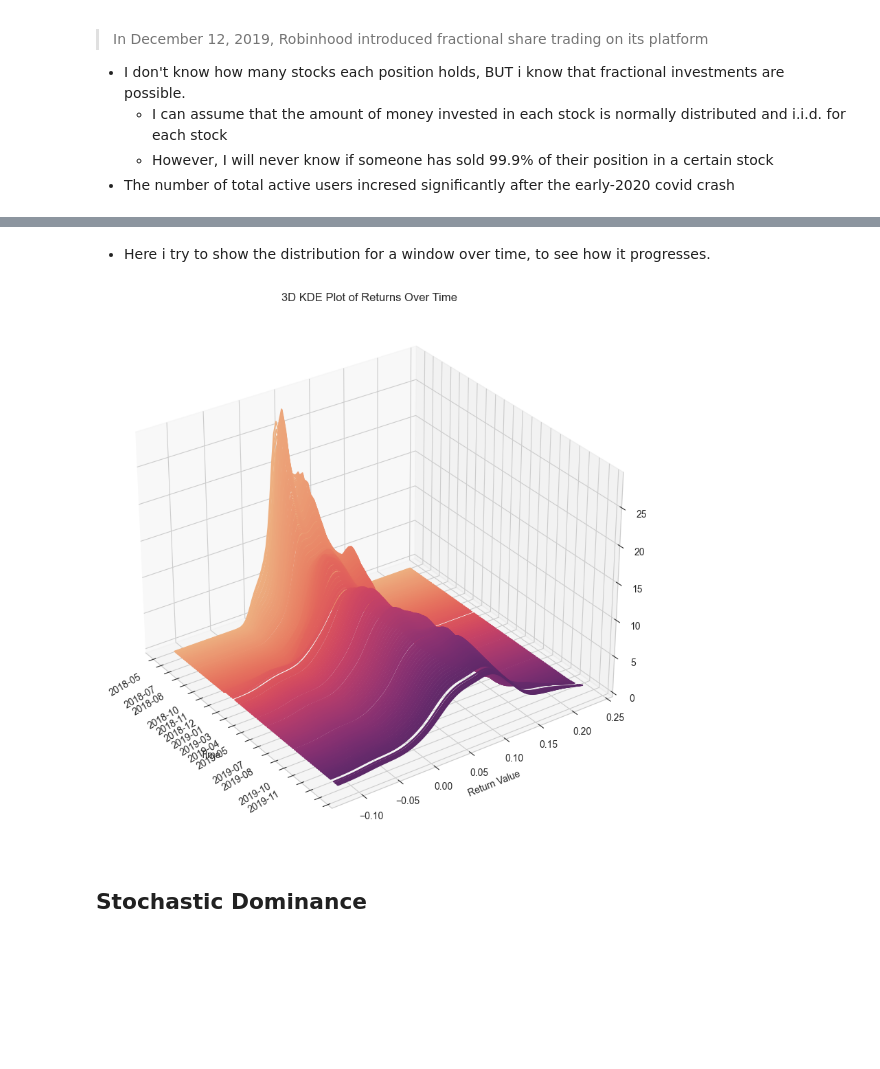
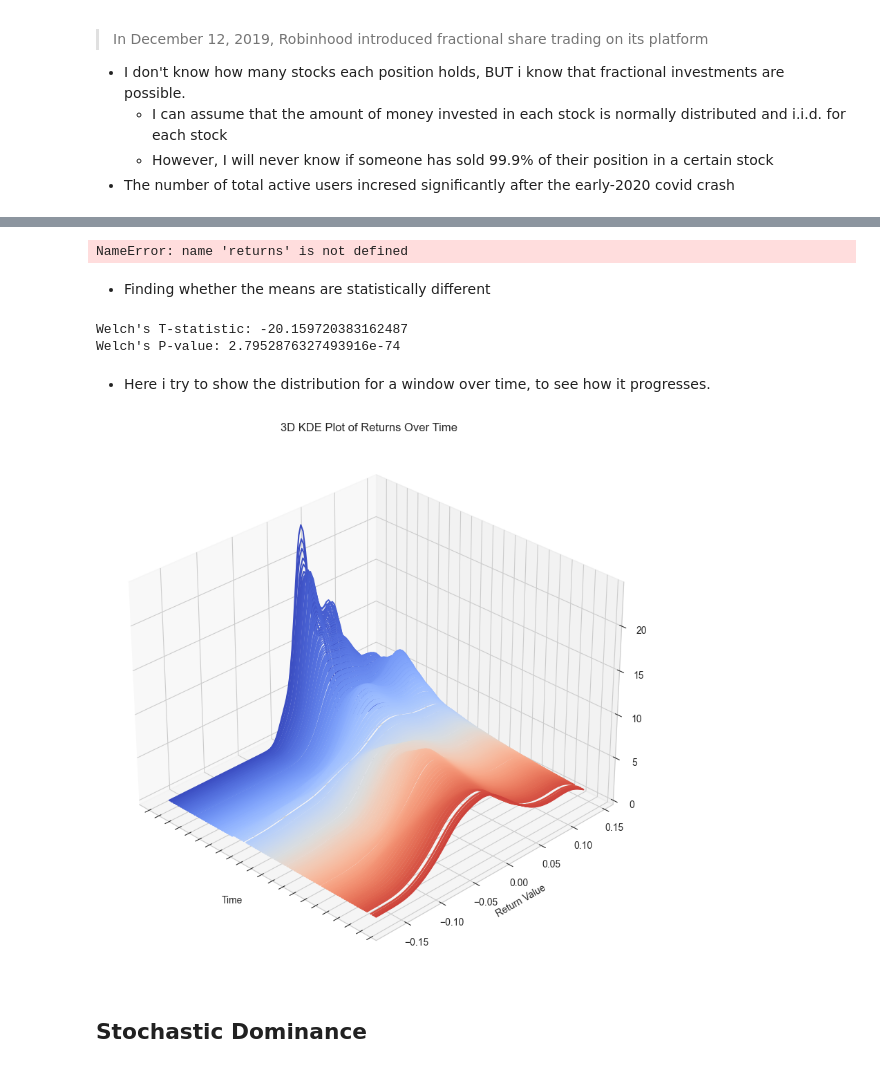
Before and after one commit to FedericoCortesi/Robinhood_data, a Jupyter notebook: notebooks/test.ipynb, the cells around one changed output, grey strips where cells are left out. Cells and saved outputs as stored; diff of their text form; code cells hidden in the pictures; blank space fills up the shorter version.

```diff
--- a/notebooks/test.ipynb
+++ b/notebooks/test.ipynb
@@ -22,0 +14,8 @@ an = Analyzer(compare_tickers=["VOO", "VT"])
+# %%
+from src import Analyzer
+
+return_params = {"horizons":[1, 5, 30, 60, 120], "start_date":None, "end_date":"2020-02-03", "cumulative":True, "append_start":False}
+#return_params = {"horizons":[1, 5, 30, 60, 120], "start_date":"2019-01-01", "end_date":"2020-01-01", "cumulative":True, "append_start":False}
+an = Analyzer(compare_tickers=["VT", "VOO"], return_params=return_params)
+an.plot_returns_timeseries()
+an.plot_returns_cdfs()
@@ -23,6 +28,4 @@ an = Analyzer(compare_tickers=["VOO", "VT"])
 # %%
-an.return_params = {"horizons":{5, 15, 30, 60, 120}, "start_date":None, "end_date":"2020-02-03", "cumulative":True, "append_start":False}
-#an.return_params = {"horizons":[1, 5, 15, 30, 60, 120], "start_date":None, "end_date":None, "cumulative":True, "append_start":False}
 returns = an.build_returns()[0]
 cols_to_keep = [col for col in returns.columns if col.endswith("return")]
 returns = returns[cols_to_keep]
@@ -103,3 +132,57 @@ p-value: 0.01923179947738732
+# %%
+import numpy as np
+import scipy.stats as stats
+import matplotlib.pyplot as plt
+import seaborn as sns
+
+sns.set_style("whitegrid")
+
+
+# List of columns you want to plot
+columns_to_plot = [col for col in returns.columns if col.startswith("rh")]  # Replace with your actual column names
+
+# Set the number of rows and columns for subplots
+n_cols = 2
+n_cols = int(np.ceil(len(columns_to_plot) / n_cols))
+
+# Create subplots
+fig, axes = plt.subplots(n_cols, n_cols, figsize=(5 * n_cols, 12))
+
+# Flatten axes for easy indexing
+axes = axes.flatten()
+
+# Generate Q-Q plots
+for i, column in enumerate(columns_to_plot):
+    data = returns[column].dropna()
+    stats.probplot(data, dist="norm", plot=axes[i])
+    axes[i].set_title(f"Q-Q Plot: {column}")
+    axes[i].grid(True)
+
+# Hide any unused subplots
+for j in range(i + 1, len(axes)):
+    fig.delaxes(axes[j])
+
+plt.tight_layout()
+plt.show()
+# %% [output]
+NameError: name 'returns' is not defined
+# %% [markdown]
+- Finding whether the means are statistically different
+# %%
+from scipy import stats
+
+group1 = returns["rh_portfolio_430_return"].dropna()
+group2 = returns["VOO_430_return"].dropna()
+
+
+# Perform the t-test without assuming equal variances (Welch's t-test)
+t_statistic_welch, p_value_welch = stats.ttest_ind(group1, group2, equal_var=False)
+
+print(f"Welch's T-statistic: {t_statistic_welch}")
+print(f"Welch's P-value: {p_value_welch}")
+# %% [output]
+Welch's T-statistic: -20.159720383162487
+Welch's P-value: 2.7952876327493916e-74
 # %% [markdown]
 - Here i try to show the distribution for a window over time, to see how it progresses.
 # %%
@@ -113,17 +196,17 @@ from scipy.stats import gaussian_kde
 import matplotlib.pyplot as plt
 
 
-ret = an.build_returns()[0]["VOO_430_return"]
+ret = an.build_returns()[0]["rh_portfolio_430_return"]
 
 # Apply Seaborn styling
 sns.set_style("whitegrid")
 
 # Create a 3D figure
-fig = plt.figure(figsize=(10, 20))
+fig = plt.figure(figsize=(20, 10))
 ax = fig.add_subplot(111, projection='3d')
 
 # Choose the color palette
-colors = sns.color_palette("flare", n_colors=len(ret))
+colors = sns.color_palette("coolwarm", n_colors=len(ret))
 
 overall_min_return = ret.min()
 overall_max_return = ret.max()
@@ -141,38 +224,38 @@ for i, d in enumerate(range(30, len(ret.index))):
 
     # Evaluate the KDE on the range of return values
     z_kde = kde(y_kde)
 
     # Get the time point for this KDE
     time_val_ordinal = internal_ret.index[-1].toordinal()
 
     # Create the 3D plot, swapping x and y
     ax.plot(np.repeat(time_val_ordinal, len(y_kde)), y_kde, z_kde, label=internal_ret.index[-1].strftime('%Y-%m'), color=colors[i], linewidth=1.5)
 
 # Set labels
 ax.set_xlabel("Time")
 ax.set_ylabel("Return Value")
 ax.set_zlabel("Density")
 ax.set_title("3D KDE Plot of Returns Over Time")
 
 # We need to explicitly set the x-axis ticks to be the ordinal values
 # corresponding to your actual dates.
 ordinal_dates = ret.index.map(pd.Timestamp.toordinal)
-ax.set_xticks(ordinal_dates)
-ax.set_xticklabels([date.strftime('%Y-%m') for date in ret.index])
+ax.set_xticks(ordinal_dates[::50])
+ax.set_xticklabels([date.strftime('%Y-%m') for date in ret.index][::50])
 ax.xaxis.set_major_locator(mdates.MonthLocator())
-fig.autofmt_xdate()
+#fig.autofmt_xdate()
 
 # Add legend (optional, might get crowded)
 # ax.legend()
 
 # Rotate the view for better visualization
 #ax.view_init(elev=0, azim=270)
-ax.view_init(elev=30, azim=-35)
+ax.view_init(azim=-45)
 
 # Show the plot
 plt.show()
 # %% [output]
-[figure, old version]
+[figure, new version]
 # %% [markdown]
 ## Stochastic Dominance
 # %% [markdown]
```
Also changed, not shown: parts of 59 cells of this notebook, 7 other files.
